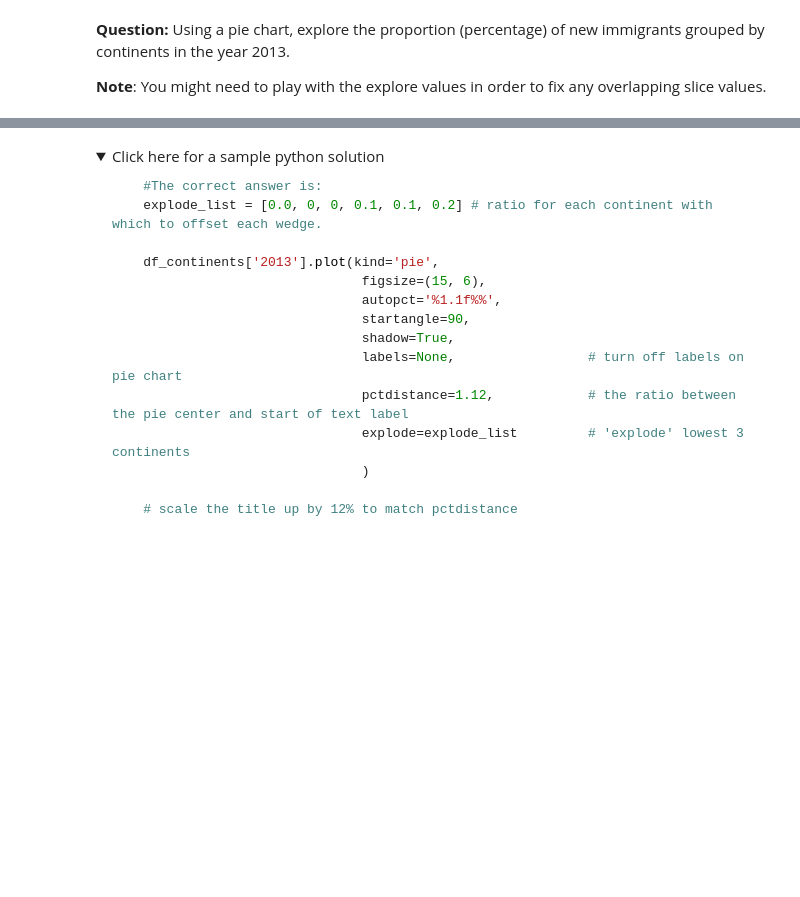
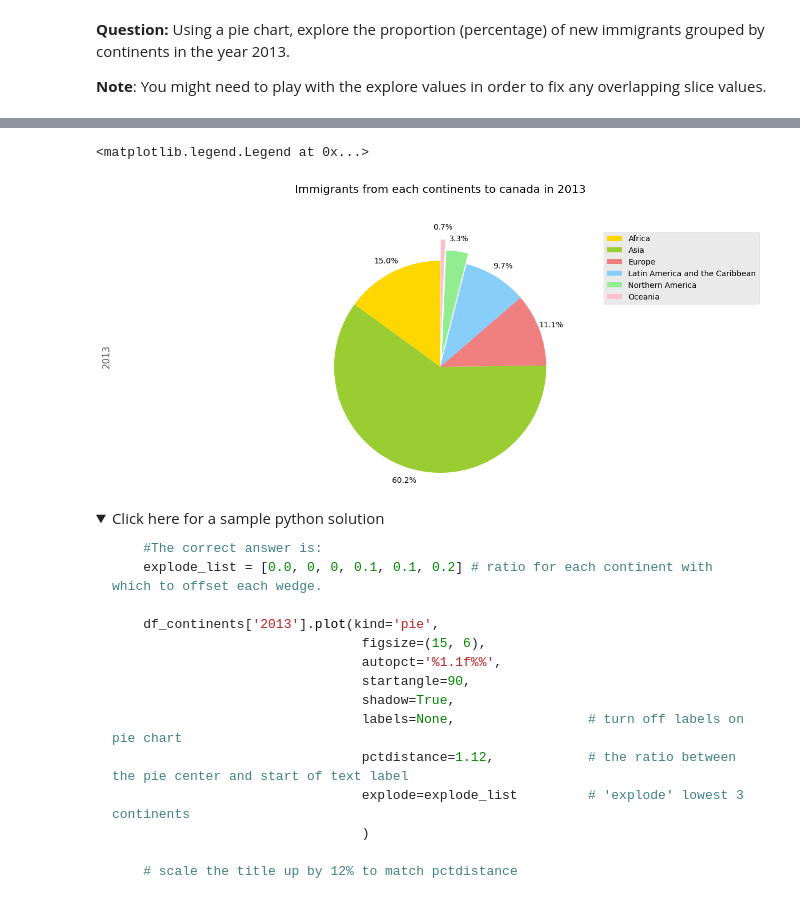
Before and after one commit to Madbubbl3/IBM-Data-Science-Professional-Certificate, a Jupyter notebook: Course 8 Data Visualization/Exercise-Pie-Charts-Box-Plots-Scatter-Plots-and-Bubble-Plots.ipynb, the cells around one changed output, grey strips where cells are left out. Cells and saved outputs as stored; diff of their text form; code cells hidden in the pictures; folded sections open; blank space fills up the shorter version.

```diff
--- a/Course 8 Data Visualization/Exercise-Pie-Charts-Box-Plots-Scatter-Plots-and-Bubble-Plots.ipynb
+++ b/Course 8 Data Visualization/Exercise-Pie-Charts-Box-Plots-Scatter-Plots-and-Bubble-Plots.ipynb
@@ -204,3 +236,25 @@ plt.show()
+# %%
+### type your answer here
+explode_list = [0, 0, 0, 0, 0.1, 0.2]
+
+ax = df_continents["2013"].plot(
+	kind = 'pie',
+	figsize = (15, 6),
+	autopct = '%1.1f%%',
+	startangle = 90,
+	shadow = False,
+	labels = None,
+	pctdistance = 1.12,
+	colors = colors_list,
+	explode = explode_list,
+)
+
+ax.axis("equal")
+ax.set_title('Immigrants from each continents to canada in 2013', y=1.12)
+ax.legend(labels= df_continents.index)
+# %% [output]
+<matplotlib.legend.Legend at 0x...>
+[figure, added]
 # %% [markdown]
 <details><summary>Click here for a sample python solution</summary>
 
```
Also changed, not shown: parts of 27 cells of this notebook.
